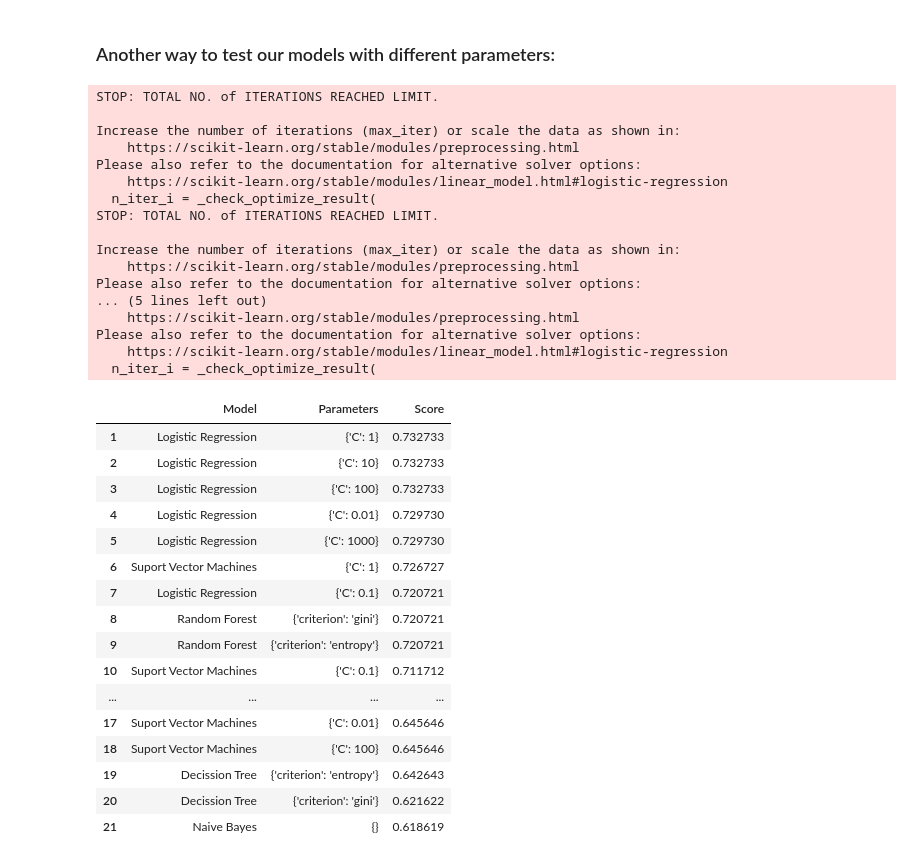
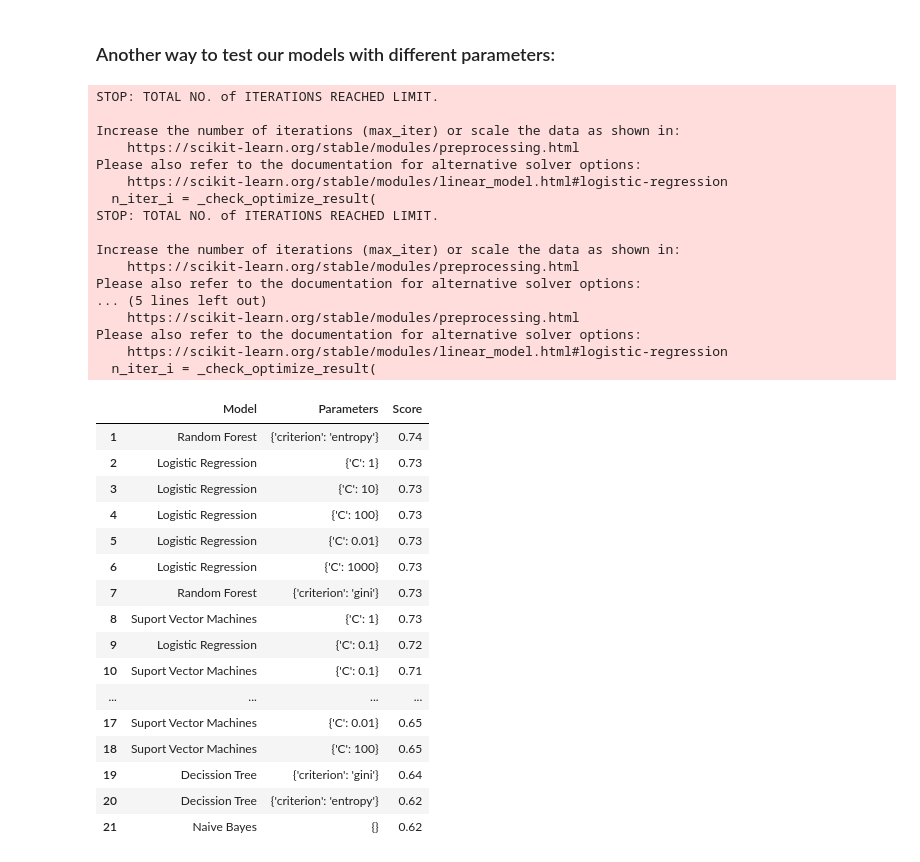
Before and after one commit to IgnacioGB1990/ML_Superv_Class_Binary, a Jupyter notebook: src/start.ipynb, the cells around one changed output. Saved outputs shown, nothing was run; the diff lists cells and outputs as text; code cells hidden in the pictures.

```diff
--- a/src/start.ipynb
+++ b/src/start.ipynb
@@ -324,0 +335,27 @@ Text(0.5, 0, 'Feature Importance')
+# %%
+
+
+model_cross_val =[]
+score_cross_val =[]
+mean_cross_val =[]
+std_cross_val =[]
+
+for model in model_pipeline:
+    scores = cross_val_score(model,X_train,y_train,scoring="neg_mean_squared_error",cv=5)
+    rmse_scores =np.sqrt(-scores)
+
+
+    model_cross_val.append(model)
+    score_cross_val.append([ '%.2f' % elem for elem in rmse_scores ])
+    mean_cross_val.append('%.2f' % rmse_scores.mean())
+    std_cross_val.append('%.2f' %  rmse_scores.std())
+
+# Create df with our results
+cross_val_df = pd.DataFrame({"Model":model_cross_val, "Scores":score_cross_val, "Mean":mean_cross_val,"Stadard Deviation":std_cross_val})
+
+# Sort values by highest accuracy value
+cross_val_df.sort_values(by=['Mean'],ascending=False)
+
+# Set index to start from 1 to n
+cross_val_df.index = np.arange(1,len(cross_val_df)+1)
+cross_val_df
@@ -332,7 +378,7 @@ y = df["TARGET"]
 X_train, X_test, y_train, y_test = train_test_split(X,y, test_size = 0.25, random_state=42)
 
 
-# Preprocessing
+# Standardization
 scaler = StandardScaler()
 X_train = scaler.fit_transform(X_train)
 X_test = scaler.transform(X_test)
@@ -375,51 +421,51 @@ socre_params = []
 for modelname, model, params, score in insights:
     mod_params.append(modelname)
     params_used.append(params)
-    socre_params.append(score)
+    socre_params.append('%.2f' %  score)
 
 
 
 df_with_params = pd.DataFrame({"Model":mod_params, "Parameters":params_used, "Score":socre_params})
 
 # Sort values by highest accuracy value
 df_with_params.sort_values(by=['Score'],ascending=False)
 
 # Set index to start from 1 to n
 df_with_params.index = np.arange(1,len(df_with_params)+1)
 
 df_with_params
 # %% [output]
 STOP: TOTAL NO. of ITERATIONS REACHED LIMIT.
 
 Increase the number of iterations (max_iter) or scale the data as shown in:
     https://scikit-learn.org/stable/modules/preprocessing.html
 Please also refer to the documentation for alternative solver options:
     https://scikit-learn.org/stable/modules/linear_model.html#logistic-regression
   n_iter_i = _check_optimize_result(
 STOP: TOTAL NO. of ITERATIONS REACHED LIMIT.
 
 Increase the number of iterations (max_iter) or scale the data as shown in:
     https://scikit-learn.org/stable/modules/preprocessing.html
 Please also refer to the documentation for alternative solver options:
 ... (5 lines left out)
     https://scikit-learn.org/stable/modules/preprocessing.html
 Please also refer to the documentation for alternative solver options:
     https://scikit-learn.org/stable/modules/linear_model.html#logistic-regression
   n_iter_i = _check_optimize_result(
 |  | Model | Parameters | Score |
-| 1 | Logistic Regression | {'C': 1} | 0.732733 |
-| 2 | Logistic Regression | {'C': 10} | 0.732733 |
-| 3 | Logistic Regression | {'C': 100} | 0.732733 |
-| 4 | Logistic Regression | {'C': 0.01} | 0.729730 |
-| 5 | Logistic Regression | {'C': 1000} | 0.729730 |
-| 6 | Suport Vector Machines | {'C': 1} | 0.726727 |
-| 7 | Logistic Regression | {'C': 0.1} | 0.720721 |
-| 8 | Random Forest | {'criterion': 'gini'} | 0.720721 |
-| 9 | Random Forest | {'criterion': 'entropy'} | 0.720721 |
-| 10 | Suport Vector Machines | {'C': 0.1} | 0.711712 |
+| 1 | Random Forest | {'criterion': 'entropy'} | 0.74 |
+| 2 | Logistic Regression | {'C': 1} | 0.73 |
+| 3 | Logistic Regression | {'C': 10} | 0.73 |
+| 4 | Logistic Regression | {'C': 100} | 0.73 |
+| 5 | Logistic Regression | {'C': 0.01} | 0.73 |
+| 6 | Logistic Regression | {'C': 1000} | 0.73 |
+| 7 | Random Forest | {'criterion': 'gini'} | 0.73 |
+| 8 | Suport Vector Machines | {'C': 1} | 0.73 |
+| 9 | Logistic Regression | {'C': 0.1} | 0.72 |
+| 10 | Suport Vector Machines | {'C': 0.1} | 0.71 |
 | ... | ... | ... | ... |
-| 17 | Suport Vector Machines | {'C': 0.01} | 0.645646 |
-| 18 | Suport Vector Machines | {'C': 100} | 0.645646 |
-| 19 | Decission Tree | {'criterion': 'entropy'} | 0.642643 |
-| 20 | Decission Tree | {'criterion': 'gini'} | 0.621622 |
-| 21 | Naive Bayes | {} | 0.618619 |
+| 17 | Suport Vector Machines | {'C': 0.01} | 0.65 |
+| 18 | Suport Vector Machines | {'C': 100} | 0.65 |
+| 19 | Decission Tree | {'criterion': 'gini'} | 0.64 |
+| 20 | Decission Tree | {'criterion': 'entropy'} | 0.62 |
+| 21 | Naive Bayes | {} | 0.62 |
```
Also changed, not shown: parts of 13 cells of this notebook.
